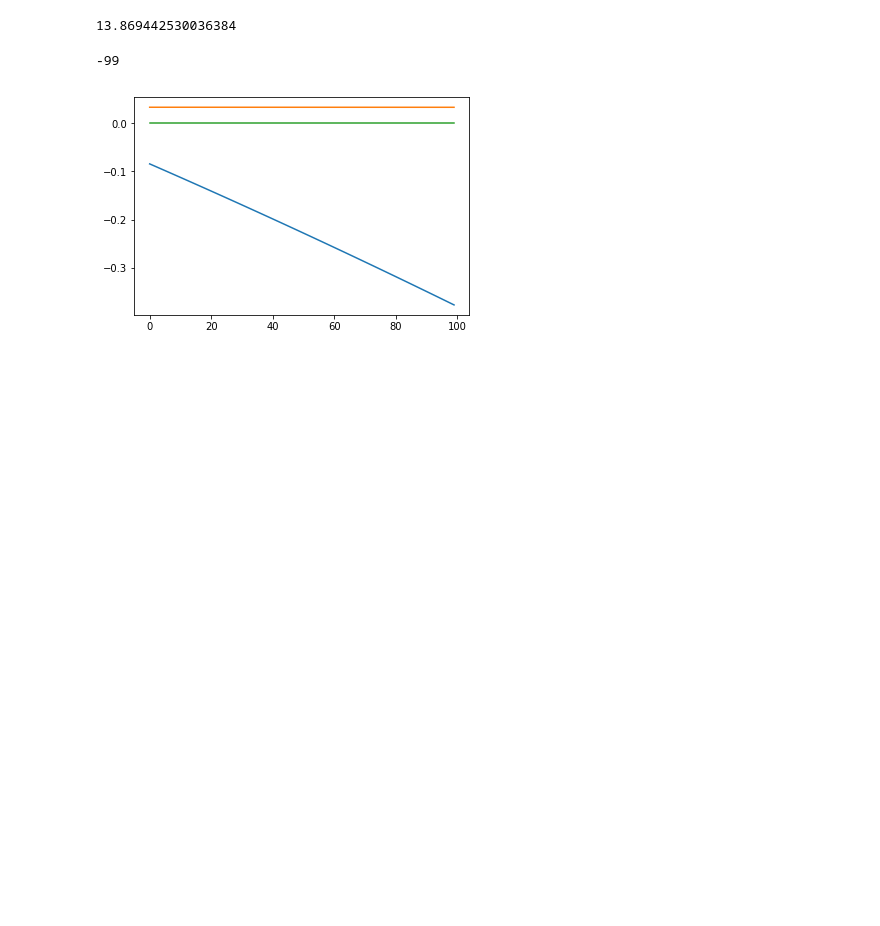
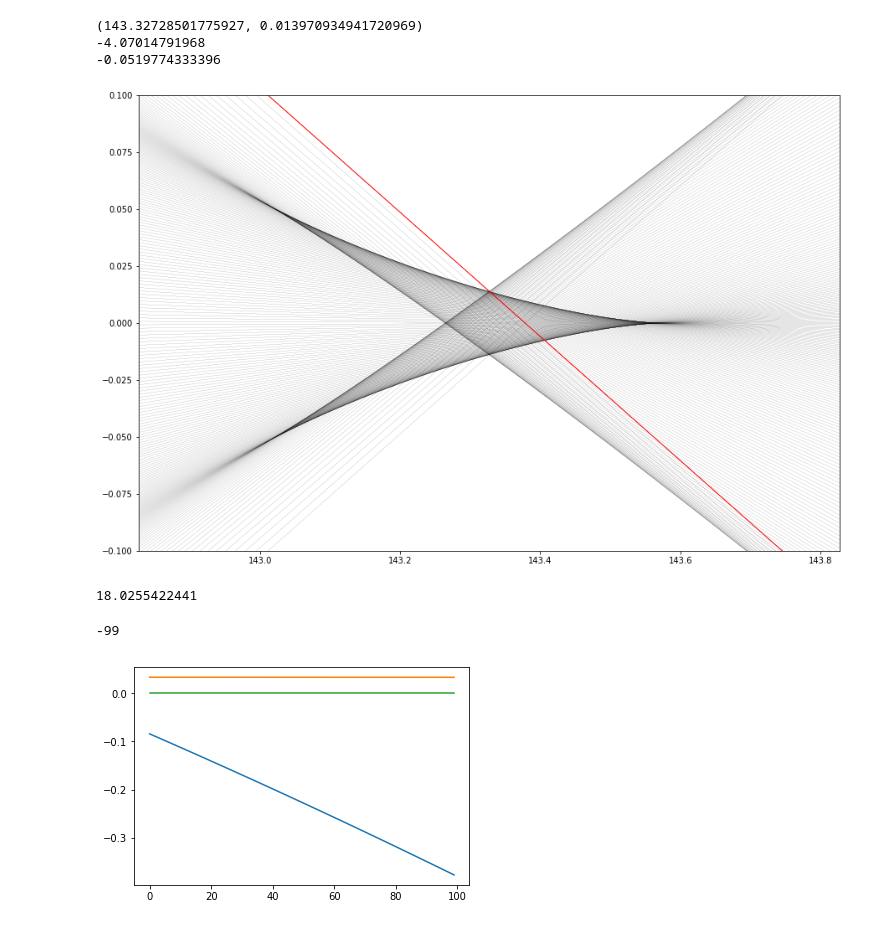
Before and after one commit to debatin/beamtrace, a Jupyter notebook: beamtrace2.ipynb, the cells around one changed output. Cells and saved outputs as stored; diff of their text form; code cells hidden in the pictures; blank space fills up the shorter version.

```diff
--- a/beamtrace2.ipynb
+++ b/beamtrace2.ipynb
@@ -240,7 +246,12 @@ defaultplot(0)
 # %%
 s.entrance_pupil
+defaultplot(0.1)
 # %% [output]
-13.869442530036384
+(143.32728501775927, 0.013970934941720969)
+-4.07014791968
+-0.0519774333396
+[figure, added]
+18.0255422441
 # %%
 def optimize_lenses_ff2(ls,x):
     p1=x[0]
```
Also changed, not shown: parts of 9 cells of this notebook, 2 other files.
